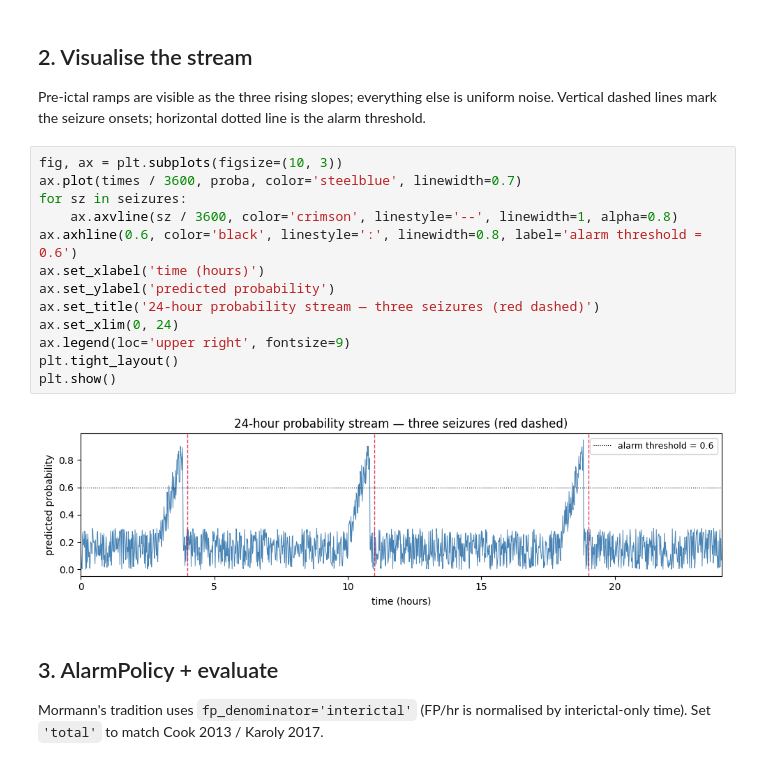
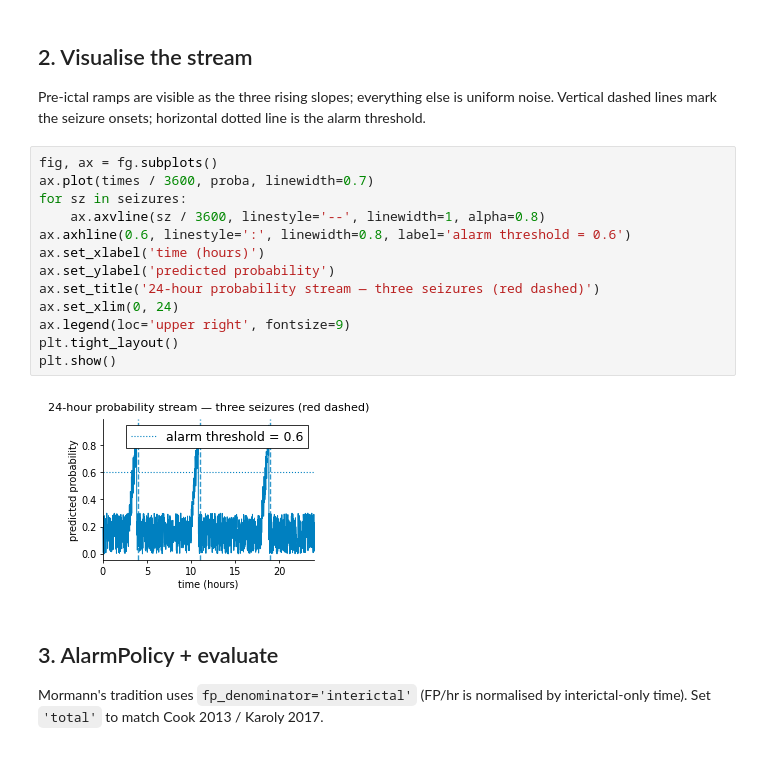
Before and after one commit to scitex-ai/scitex-seizure-metrics, a Jupyter notebook: examples/02_forecasting_quick_start.ipynb, the cells around one changed output. Drawn from its saved outputs; the diff is of its cells as text.

```diff
--- a/examples/02_forecasting_quick_start.ipynb
+++ b/examples/02_forecasting_quick_start.ipynb
@@ -56,20 +73,20 @@ mean proba        : 0.194
 
 Pre-ictal ramps are visible as the three rising slopes; everything else is uniform noise. Vertical dashed lines mark the seizure onsets; horizontal dotted line is the alarm threshold.
 # %%
-fig, ax = plt.subplots(figsize=(10, 3))
-ax.plot(times / 3600, proba, color='steelblue', linewidth=0.7)
+fig, ax = fg.subplots()
+ax.plot(times / 3600, proba, linewidth=0.7)
 for sz in seizures:
-    ax.axvline(sz / 3600, color='crimson', linestyle='--', linewidth=1, alpha=0.8)
-ax.axhline(0.6, color='black', linestyle=':', linewidth=0.8, label='alarm threshold = 0.6')
+    ax.axvline(sz / 3600, linestyle='--', linewidth=1, alpha=0.8)
+ax.axhline(0.6, linestyle=':', linewidth=0.8, label='alarm threshold = 0.6')
 ax.set_xlabel('time (hours)')
 ax.set_ylabel('predicted probability')
 ax.set_title('24-hour probability stream — three seizures (red dashed)')
 ax.set_xlim(0, 24)
 ax.legend(loc='upper right', fontsize=9)
 plt.tight_layout()
 plt.show()
 # %% [output]
-[figure, old version]
+[figure, new version]
 # %% [markdown]
 ## 3. AlarmPolicy + evaluate
 
```
Also changed, not shown: parts of 4 cells of this notebook, 10 other files.
